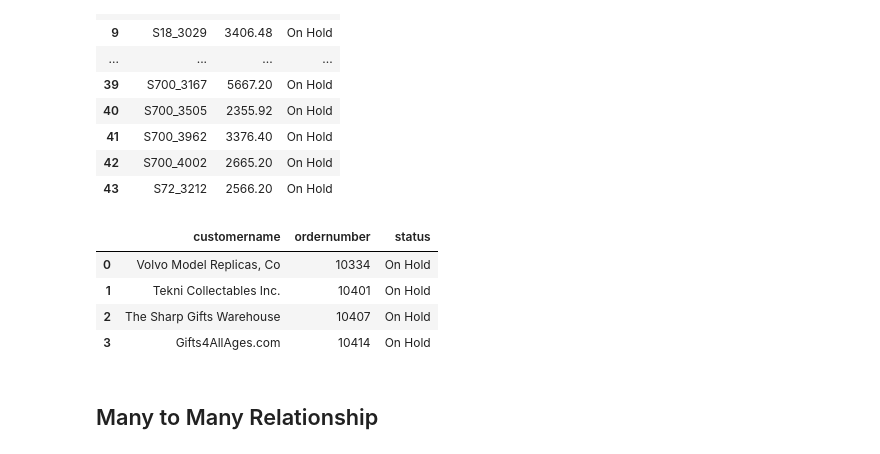
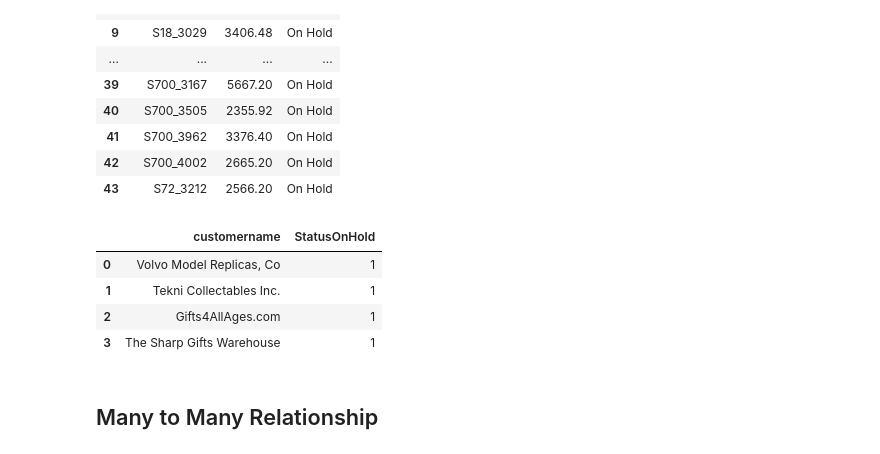
Before and after one commit to IrfanIndriyan/Digital-Talent, a Jupyter notebook: Tugas/Tugas MySQL 2.ipynb, the cells around one changed output. Cells and saved outputs as stored; diff of their text form; code cells hidden in the pictures.

```diff
--- a/Tugas/Tugas MySQL 2.ipynb
+++ b/Tugas/Tugas MySQL 2.ipynb
@@ -264,23 +251,24 @@ ORDER BY
 # %%
 #10.Report the number of orders 'On Hold' for each customer.
 run("""
 SELECT
     customername,
-    ordernumber,
-    status
+    COUNT(*) AS StatusOnHold
 FROM
     customers
-    INNER JOIN
-    orders ON customers.customernumber = orders.customernumber
+    JOIN
+    orders USING (customernumber)
 WHERE
     status = 'On Hold'
+GROUP BY
+    customernumber
     """)
 # %% [output]
-|  | customername | ordernumber | status |
-| 0 | Volvo Model Replicas, Co | 10334 | On Hold |
-| 1 | Tekni Collectables Inc. | 10401 | On Hold |
-| 2 | The Sharp Gifts Warehouse | 10407 | On Hold |
-| 3 | Gifts4AllAges.com | 10414 | On Hold |
+|  | customername | StatusOnHold |
+| 0 | Volvo Model Replicas, Co | 1 |
+| 1 | Tekni Collectables Inc. | 1 |
+| 2 | Gifts4AllAges.com | 1 |
+| 3 | The Sharp Gifts Warehouse | 1 |
 # %% [markdown]
 ## Many to Many Relationship
 # %%
```
Also changed, not shown: parts of 4 cells of this notebook.
